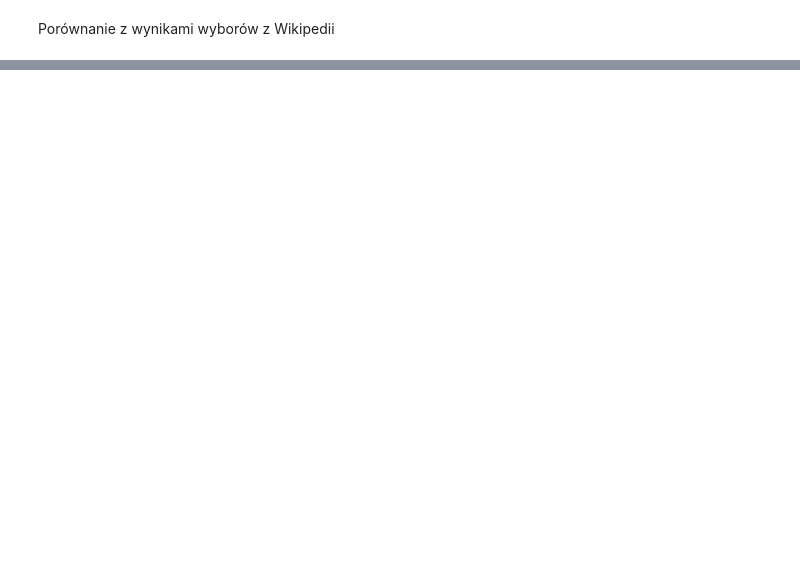
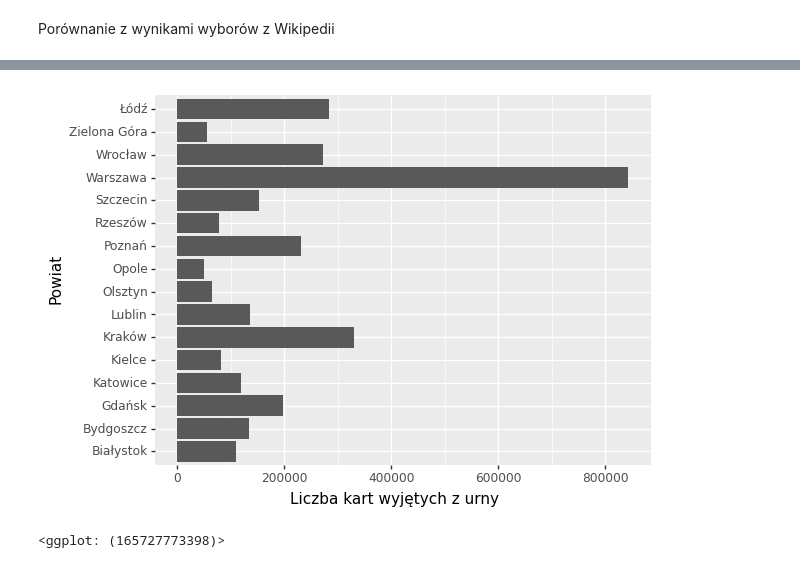
Before and after one commit to GrzegorzGapinski/Wizualizacja, a Jupyter notebook: Wizualizacja1.ipynb, the cells around one changed output, grey strips where cells are left out. Cells and saved outputs as stored; diff of their text form; code cells hidden in the pictures; blank space fills up the shorter version.

```diff
--- a/Wizualizacja1.ipynb
+++ b/Wizualizacja1.ipynb
@@ -159,0 +213,7 @@ print(woj_obwod)
+# %%
+miasta = big_dataset.groupby(["Województwo", "Powiat"])[['Powiat','Liczba kart wyjętych z urny']].sum('Liczba kart wyjętych z urny')
+max_miasta = miasta.reset_index()
+# print(max_miasta)
+idx =  max_miasta.groupby(["Województwo"])['Liczba kart wyjętych z urny'].transform(max) == max_miasta['Liczba kart wyjętych z urny']
+max_miasta = max_miasta[idx]
+print(max_miasta)
@@ -159,0 +238,9 @@ print(woj_obwod)
+# %%
+(
+    gg.ggplot(max_miasta, gg.aes(x = "Powiat", y = "Liczba kart wyjętych z urny"))
+    + gg.geom_col()
+    + gg.coord_flip()
+)
+# %% [output]
+[figure, added]
+<ggplot: (165727773398)>
```
Also changed, not shown: parts of 16 cells of this notebook.
